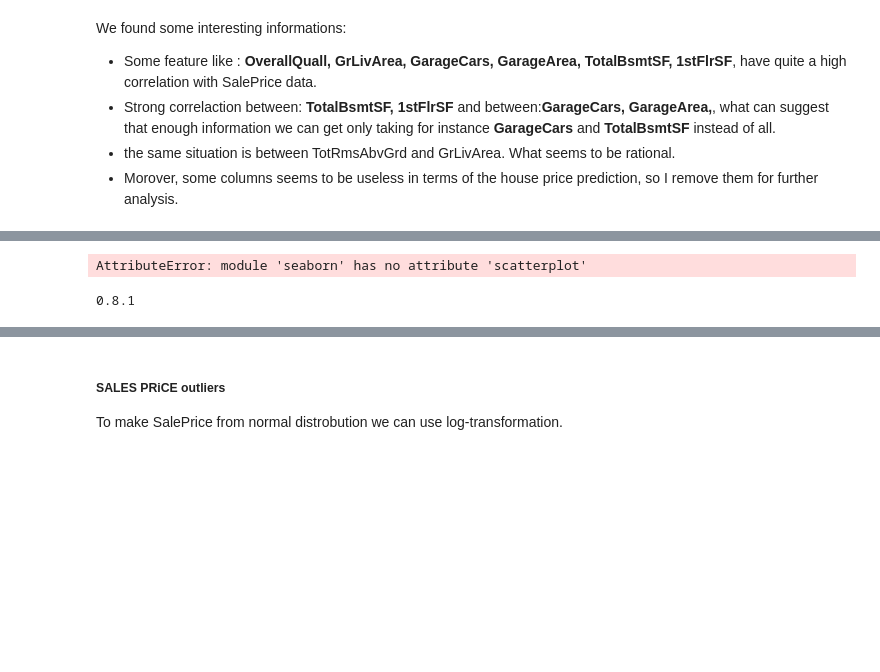
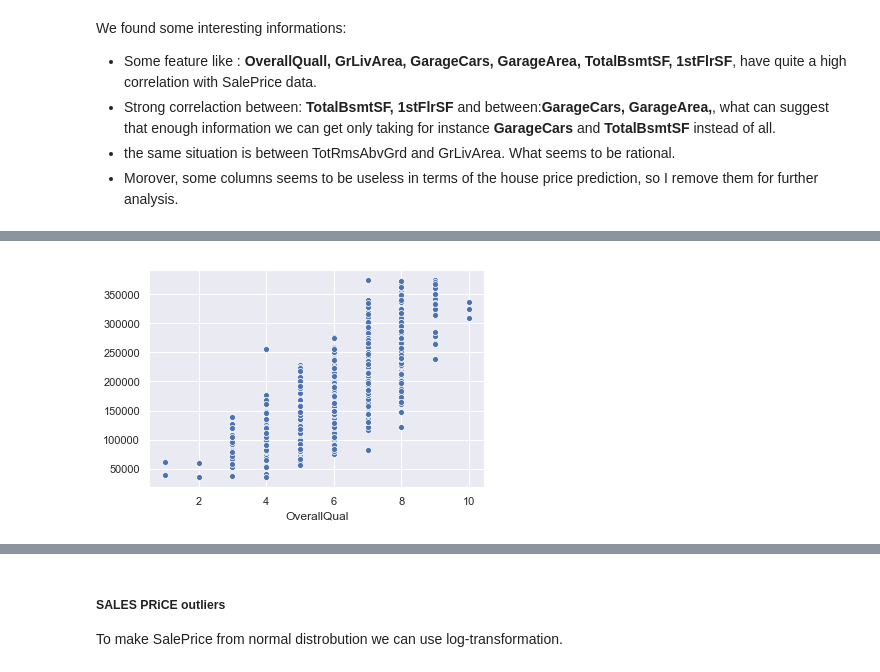
Before and after one commit to JoannaBroniarek/House-Prices-Advanced-Regression-Techniques, a Jupyter notebook: Kaggle_Project.ipynb, the cells around one changed output, grey strips where cells are left out. Drawn from its saved outputs; the diff is of its cells as text; code cells hidden in the pictures; blank space fills up the shorter version.

```diff
--- a/Kaggle_Project.ipynb
+++ b/Kaggle_Project.ipynb
@@ -203,0 +248,2 @@ import seaborn as sns
+# %%
+y = clear_data['SalePrice'].as_matrix()
@@ -204,11 +262,7 @@ import seaborn as sns
 # %%
 #scatterplot
 clear_data = pd.DataFrame(clear_data)
 sns.set()
-ax = sns.scatterplot(x="OverallQual	", y="SalePrice", data=clear_data)
+ax = sns.scatterplot(x="OverallQual", y=y, data=clear_data)
 # %% [output]
-AttributeError: module 'seaborn' has no attribute 'scatterplot'
+[figure, added]
-# %%
-print(sns.__version__)
-# %% [output]
-0.8.1
```
Also changed, not shown: parts of 28 cells of this notebook.
